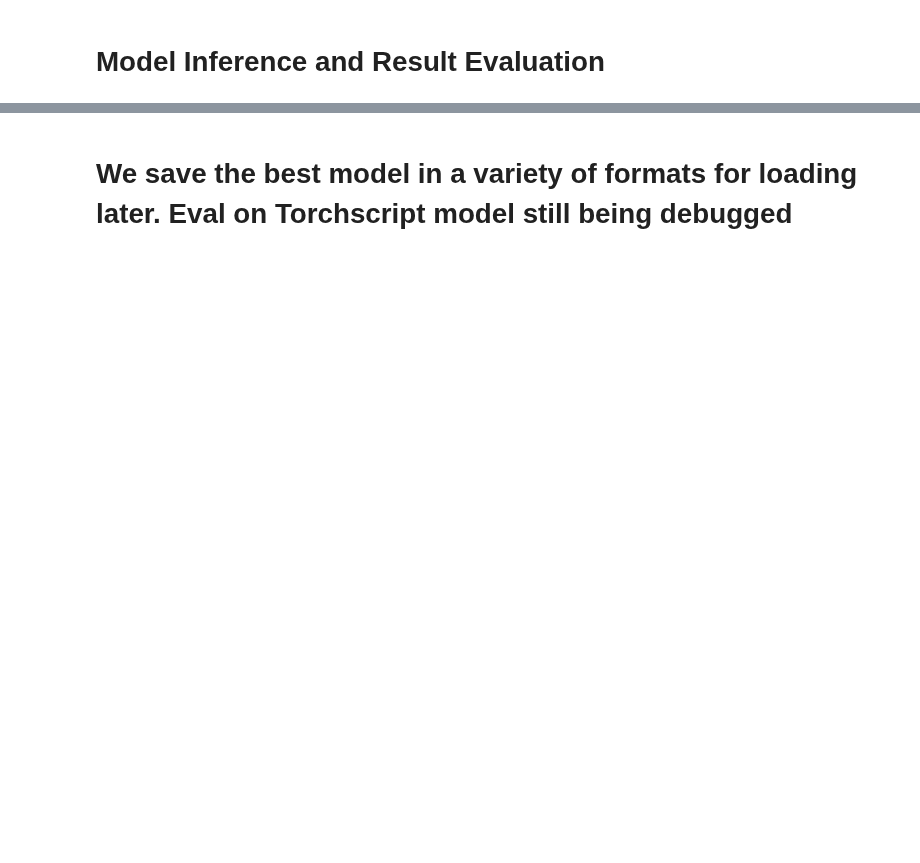
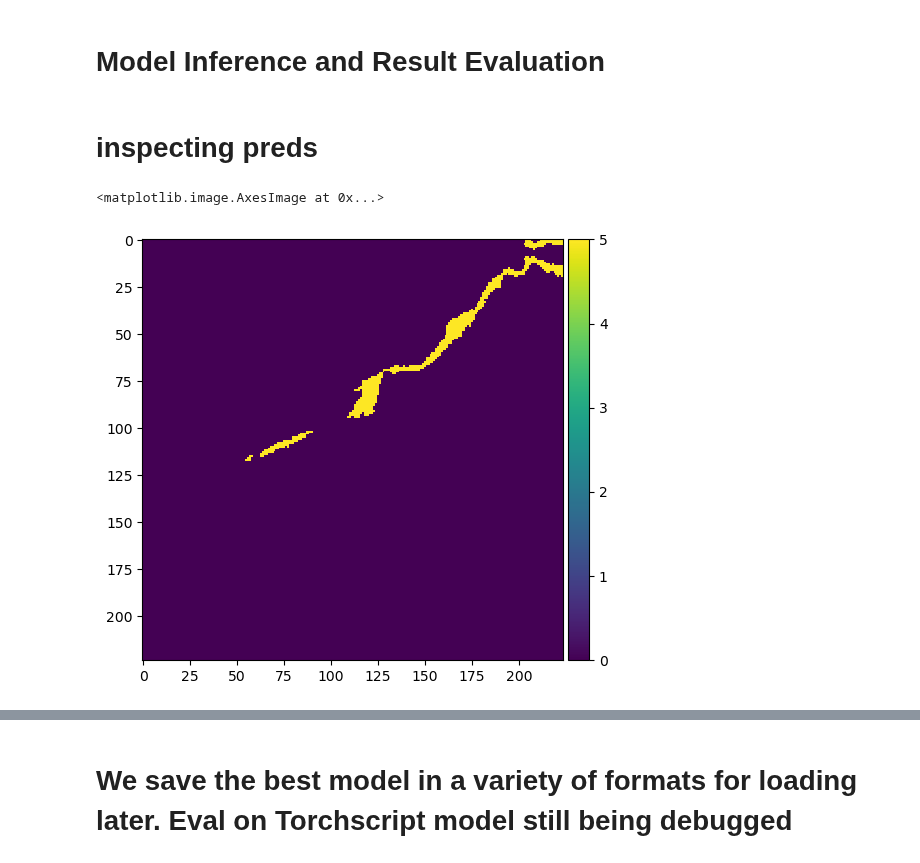
Before and after one commit to SkyTruth/cerulean-ml, a Jupyter notebook: notebooks/fastai2_unet_trainer_cv2.ipynb, the cells around one changed output, grey strips where cells are left out. Cells and saved outputs as stored; diff of their text form; code cells hidden in the pictures; blank space fills up the shorter version.

```diff
--- a/notebooks/fastai2_unet_trainer_cv2.ipynb
+++ b/notebooks/fastai2_unet_trainer_cv2.ipynb
@@ -52,15 +52,15 @@ if not 'this_cell_has_been_run_already' in locals():
 
     with_context=False
     mount_path = "/root/"
-    train_set = "train-no-context-512"
-    tiled_images_folder_train = "tiled_images_no_context"
-    json_name_train = "instances_TiledCeruleanDatasetV2NoContextFiles.json"
+    train_set = "train-with-context-512"
+    tiled_images_folder_train = "tiled_images"
+    json_name_train = "instances_TiledCeruleanDatasetV2.json"
 
     coco_json_path_train = f"{mount_path}/partitions/{train_set}/{json_name_train}"
     tiled_images_folder_train = f"{mount_path}/partitions/{train_set}/{tiled_images_folder_train}"
-    val_set = "val-no-context-512"
-    tiled_images_folder_val= "tiled_images_no_context"
-    json_name_val = "instances_TiledCeruleanDatasetV2NoContextFiles.json"
+    val_set = "val-with-context-512"
+    tiled_images_folder_val= "tiled_images"
+    json_name_val = "instances_TiledCeruleanDatasetV2.json"
     coco_json_path_val= f"{mount_path}/partitions/{val_set}/{json_name_val}"
     tiled_images_folder_val = f"{mount_path}/partitions/{val_set}/{tiled_images_folder_val}"
 
@@ -221,0 +300,13 @@ learner.show_results()
+# %% [markdown]
+# inspecting preds
+# %%
+b = next(iter(dls.train))
+val_mask  = b[1][0]
+semantic_mask = val_mask.cpu().detach().numpy()
+img  = b[0][0]
+# %%
+import skimage.io as skio
+skio.imshow(semantic_mask)
+# %% [output]
+<matplotlib.image.AxesImage at 0x...>
+[figure, added]
```
Also changed, not shown: parts of 33 cells of this notebook.
